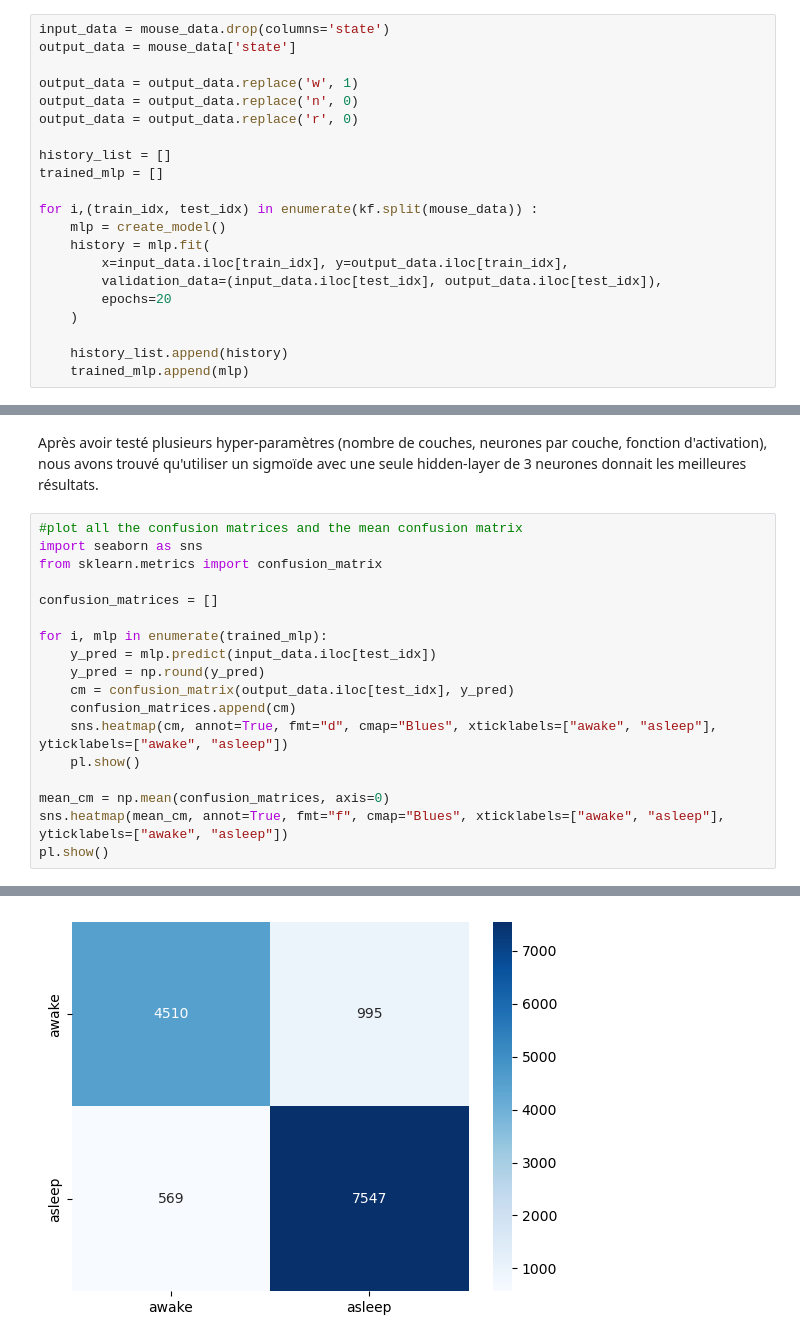
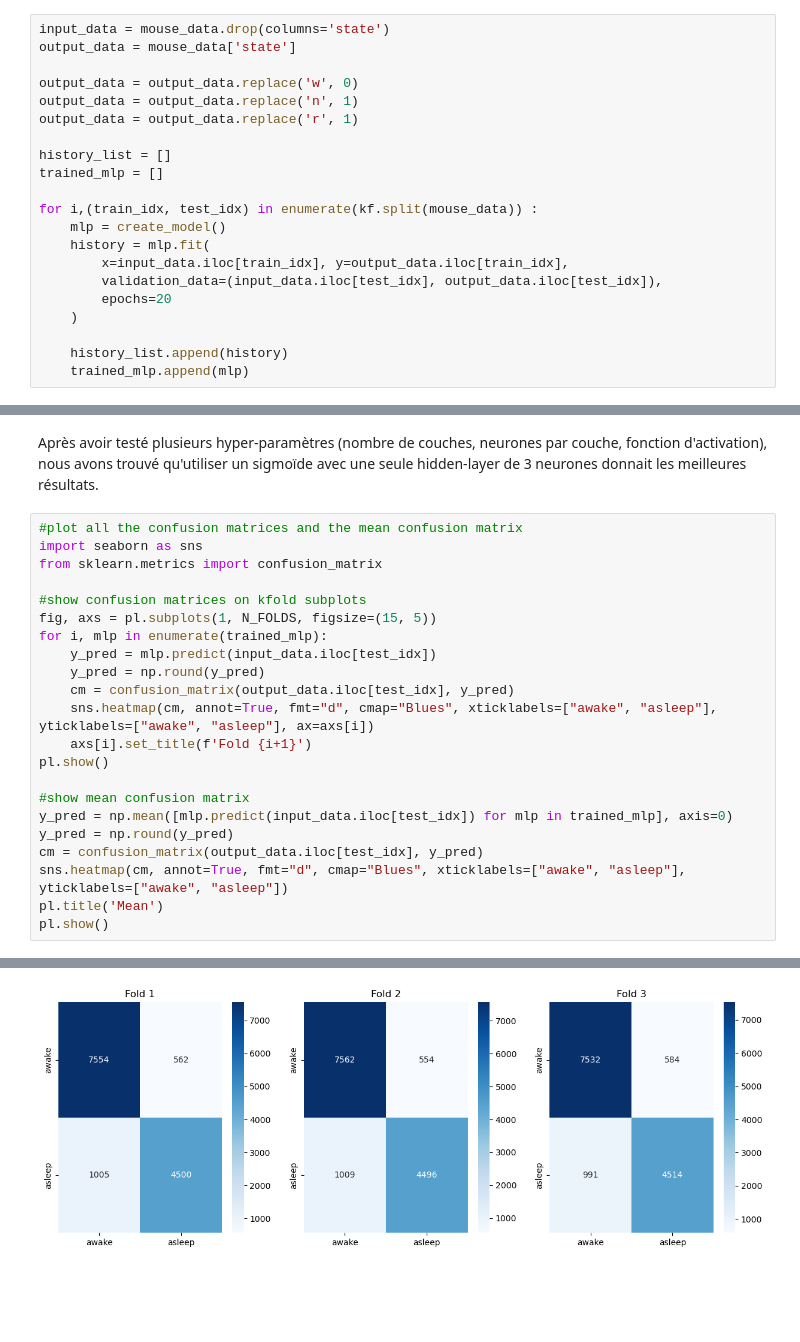
Before and after one commit to Raynobrak/heigvd-labos-arn, a Jupyter notebook: pw3-arn-heig-ancay-charbonnier/lab.ipynb, the cells around one changed output, grey strips where cells are left out. Saved outputs shown, nothing was run; the diff lists cells and outputs as text; blank space fills up the shorter version.

Commit message:
add plot and f1score

```diff
--- a/pw3-arn-heig-ancay-charbonnier/lab.ipynb
+++ b/pw3-arn-heig-ancay-charbonnier/lab.ipynb
@@ -105,9 +105,9 @@ Model: "sequential_55"
 input_data = mouse_data.drop(columns='state')
 output_data = mouse_data['state']
 
-output_data = output_data.replace('w', 1)
-output_data = output_data.replace('n', 0)
-output_data = output_data.replace('r', 0)
+output_data = output_data.replace('w', 0)
+output_data = output_data.replace('n', 1)
+output_data = output_data.replace('r', 1)
 
 history_list = []
 trained_mlp = []
@@ -177,17 +177,21 @@ Après avoir testé plusieurs hyper-paramètres (nombre de couches, neurones par
 import seaborn as sns
 from sklearn.metrics import confusion_matrix
 
-confusion_matrices = []
-
+#show confusion matrices on kfold subplots
+fig, axs = pl.subplots(1, N_FOLDS, figsize=(15, 5))
 for i, mlp in enumerate(trained_mlp):
     y_pred = mlp.predict(input_data.iloc[test_idx])
     y_pred = np.round(y_pred)
     cm = confusion_matrix(output_data.iloc[test_idx], y_pred)
-    confusion_matrices.append(cm)
-    sns.heatmap(cm, annot=True, fmt="d", cmap="Blues", xticklabels=["awake", "asleep"], yticklabels=["awake", "asleep"])
-    pl.show()
+    sns.heatmap(cm, annot=True, fmt="d", cmap="Blues", xticklabels=["awake", "asleep"], yticklabels=["awake", "asleep"], ax=axs[i])
+    axs[i].set_title(f'Fold {i+1}')
+pl.show()
 
-mean_cm = np.mean(confusion_matrices, axis=0)
-sns.heatmap(mean_cm, annot=True, fmt="f", cmap="Blues", xticklabels=["awake", "asleep"], yticklabels=["awake", "asleep"])
+#show mean confusion matrix
+y_pred = np.mean([mlp.predict(input_data.iloc[test_idx]) for mlp in trained_mlp], axis=0)
+y_pred = np.round(y_pred)
+cm = confusion_matrix(output_data.iloc[test_idx], y_pred)
+sns.heatmap(cm, annot=True, fmt="d", cmap="Blues", xticklabels=["awake", "asleep"], yticklabels=["awake", "asleep"])
+pl.title('Mean')
 pl.show()
 # %% [output]
@@ -195 +201 @@ pl.show()
-[figure, old version]
+[figure, new version]
```
Also changed, not shown: parts of 5 cells of this notebook.
